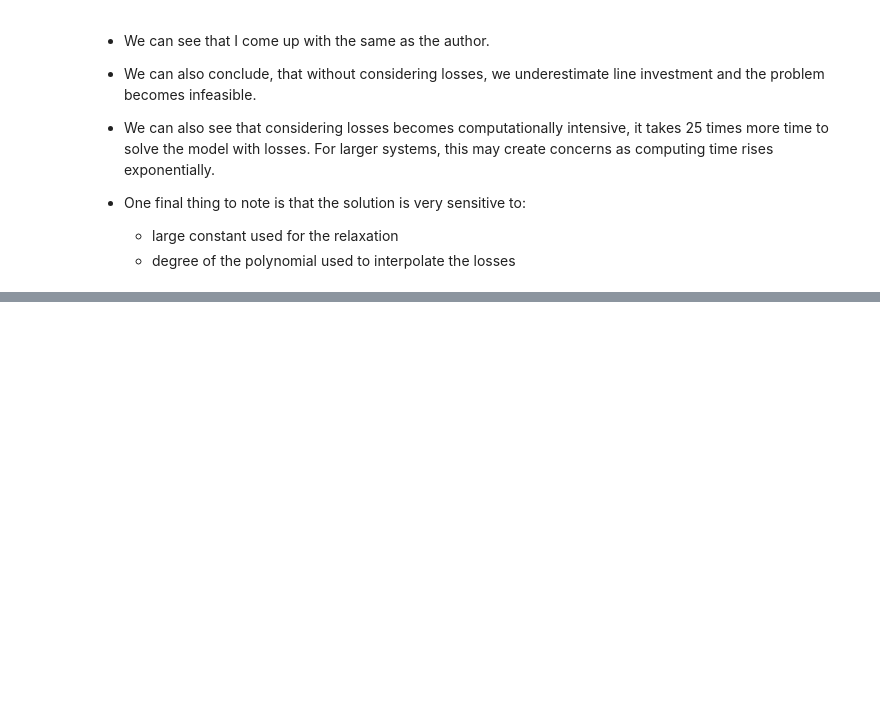
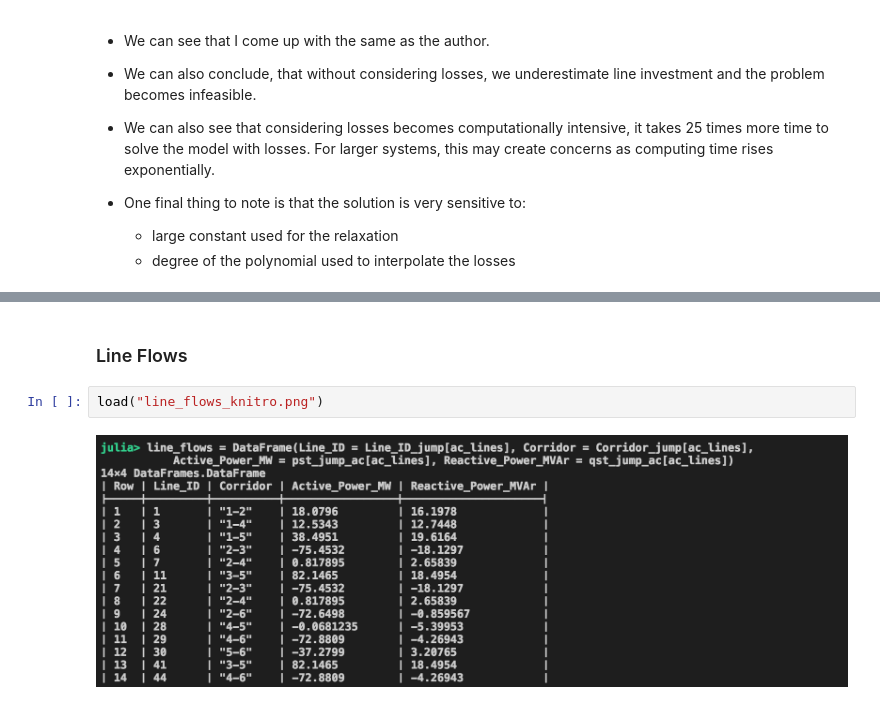
Before and after one commit to coquetm/CMiE-2017-Manuel-Coquet, a Jupyter notebook: Manuel_Coquet_Final_Project.ipynb, the cells around one changed output, grey strips where cells are left out. Cells and saved outputs as stored; diff of their text form; blank space fills up the shorter version.

```diff
--- a/Manuel_Coquet_Final_Project.ipynb
+++ b/Manuel_Coquet_Final_Project.ipynb
@@ -1772,0 +1986,6 @@ load("Results_paper.png")
+# %% [markdown]
+### Line Flows
+# %%
+load("line_flows_knitro.png")
+# %% [output]
+[figure, added]
```
Also changed, not shown: parts of 40 cells of this notebook, 3 other files.
